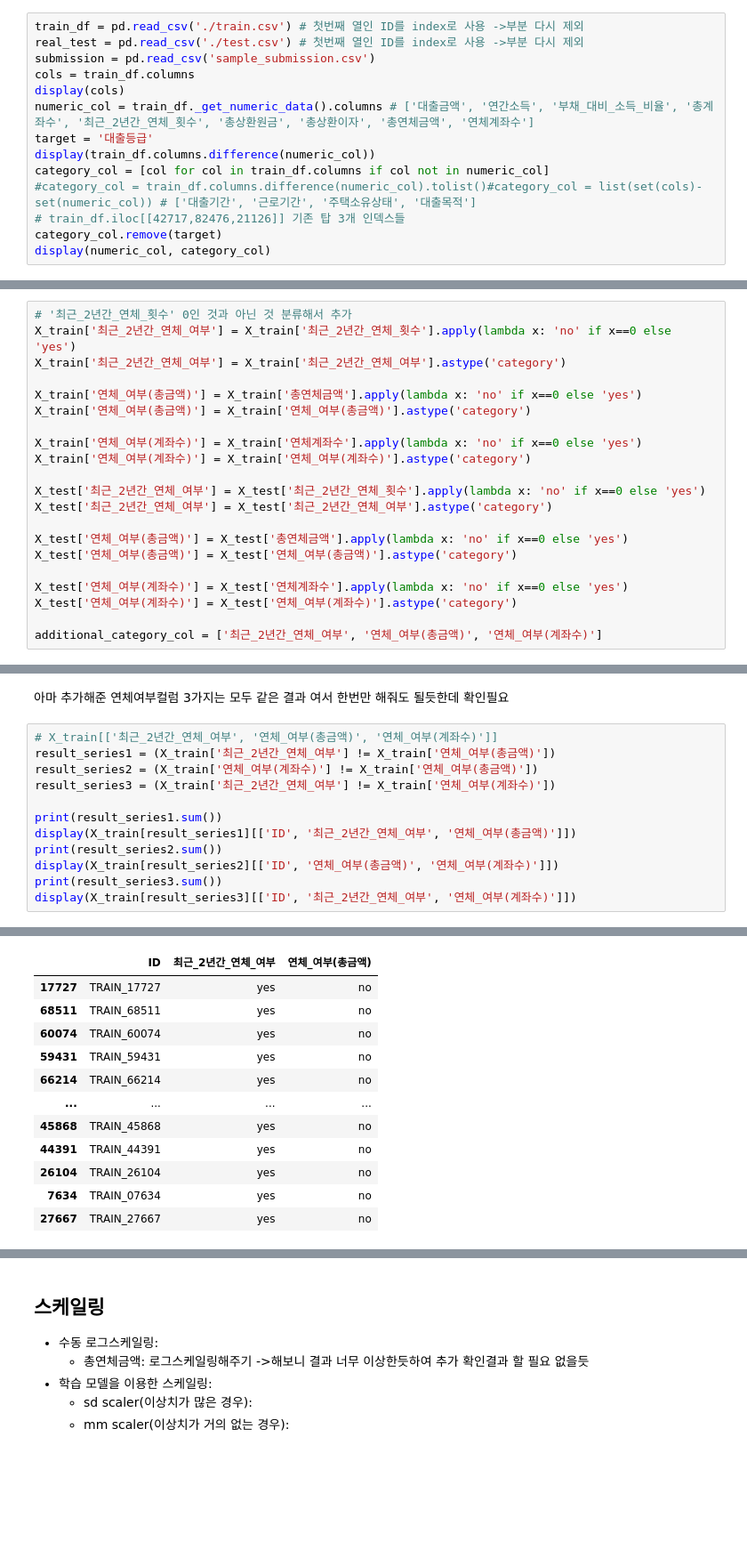
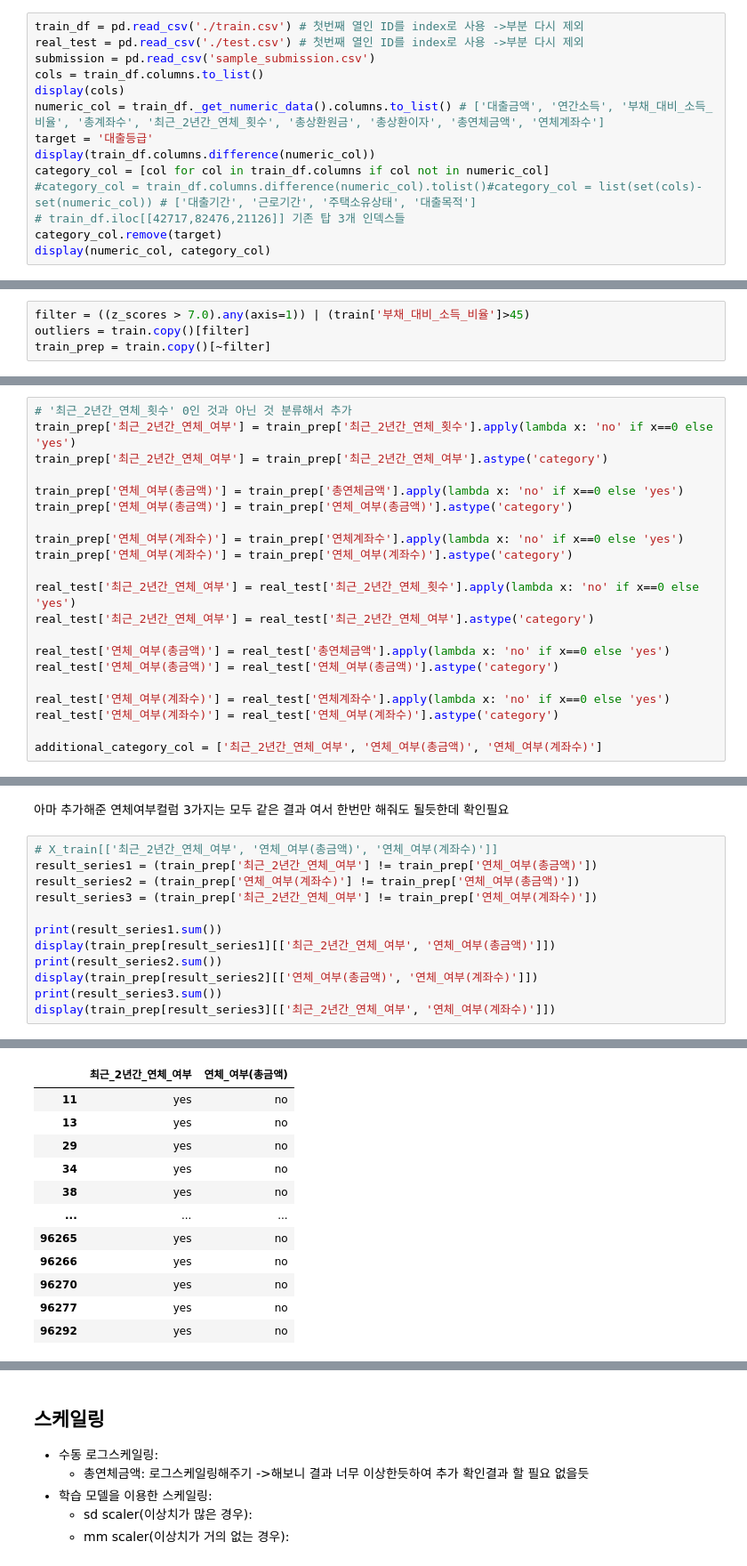
Before and after one commit to kyeob1107/What-s-your-EDA, a Jupyter notebook: third project.ipynb, the cells around one changed output, grey strips where cells are left out. Shown at 89% size. Drawn from its saved outputs; the diff is of its cells as text; blank space fills up the shorter version.

```diff
--- a/third project.ipynb
+++ b/third project.ipynb
@@ -73,9 +86,9 @@ plt.rcParams['axes.unicode_minus'] =False
 train_df = pd.read_csv('./train.csv') # 첫번째 열인 ID를 index로 사용 ->부분 다시 제외
 real_test = pd.read_csv('./test.csv') # 첫번째 열인 ID를 index로 사용 ->부분 다시 제외
 submission = pd.read_csv('sample_submission.csv')
-cols = train_df.columns
+cols = train_df.columns.to_list()
 display(cols)
-numeric_col = train_df._get_numeric_data().columns # ['대출금액', '연간소득', '부채_대비_소득_비율', '총계좌수', '최근_2년간_연체_횟수', '총상환원금', '총상환이자', '총연체금액', '연체계좌수']
+numeric_col = train_df._get_numeric_data().columns.to_list() # ['대출금액', '연간소득', '부채_대비_소득_비율', '총계좌수', '최근_2년간_연체_횟수', '총상환원금', '총상환이자', '총연체금액', '연체계좌수']
 target = '대출등급'
 display(train_df.columns.difference(numeric_col))
 category_col = [col for col in train_df.columns if col not in numeric_col]
@@ -854 +1060,5 @@ X_train = X_train_no_outliers
+# %%
+filter = ((z_scores > 7.0).any(axis=1)) | (train['부채_대비_소득_비율']>45)
+outliers = train.copy()[filter]
+train_prep = train.copy()[~filter]
 # %%
@@ -1065,22 +1272,22 @@ Name: count, Length: 267, dtype: int64
 # %%
 # '최근_2년간_연체_횟수' 0인 것과 아닌 것 분류해서 추가
-X_train['최근_2년간_연체_여부'] = X_train['최근_2년간_연체_횟수'].apply(lambda x: 'no' if x==0 else 'yes')
-X_train['최근_2년간_연체_여부'] = X_train['최근_2년간_연체_여부'].astype('category')
+train_prep['최근_2년간_연체_여부'] = train_prep['최근_2년간_연체_횟수'].apply(lambda x: 'no' if x==0 else 'yes')
+train_prep['최근_2년간_연체_여부'] = train_prep['최근_2년간_연체_여부'].astype('category')
 
-X_train['연체_여부(총금액)'] = X_train['총연체금액'].apply(lambda x: 'no' if x==0 else 'yes')
-X_train['연체_여부(총금액)'] = X_train['연체_여부(총금액)'].astype('category')
+train_prep['연체_여부(총금액)'] = train_prep['총연체금액'].apply(lambda x: 'no' if x==0 else 'yes')
+train_prep['연체_여부(총금액)'] = train_prep['연체_여부(총금액)'].astype('category')
 
-X_train['연체_여부(계좌수)'] = X_train['연체계좌수'].apply(lambda x: 'no' if x==0 else 'yes')
-X_train['연체_여부(계좌수)'] = X_train['연체_여부(계좌수)'].astype('category')
+train_prep['연체_여부(계좌수)'] = train_prep['연체계좌수'].apply(lambda x: 'no' if x==0 else 'yes')
+train_prep['연체_여부(계좌수)'] = train_prep['연체_여부(계좌수)'].astype('category')
 
-X_test['최근_2년간_연체_여부'] = X_test['최근_2년간_연체_횟수'].apply(lambda x: 'no' if x==0 else 'yes')
-X_test['최근_2년간_연체_여부'] = X_test['최근_2년간_연체_여부'].astype('category')
+real_test['최근_2년간_연체_여부'] = real_test['최근_2년간_연체_횟수'].apply(lambda x: 'no' if x==0 else 'yes')
+real_test['최근_2년간_연체_여부'] = real_test['최근_2년간_연체_여부'].astype('category')
 
-X_test['연체_여부(총금액)'] = X_test['총연체금액'].apply(lambda x: 'no' if x==0 else 'yes')
-X_test['연체_여부(총금액)'] = X_test['연체_여부(총금액)'].astype('category')
+real_test['연체_여부(총금액)'] = real_test['총연체금액'].apply(lambda x: 'no' if x==0 else 'yes')
+real_test['연체_여부(총금액)'] = real_test['연체_여부(총금액)'].astype('category')
 
-X_test['연체_여부(계좌수)'] = X_test['연체계좌수'].apply(lambda x: 'no' if x==0 else 'yes')
-X_test['연체_여부(계좌수)'] = X_test['연체_여부(계좌수)'].astype('category')
+real_test['연체_여부(계좌수)'] = real_test['연체계좌수'].apply(lambda x: 'no' if x==0 else 'yes')
+real_test['연체_여부(계좌수)'] = real_test['연체_여부(계좌수)'].astype('category')
 
 additional_category_col = ['최근_2년간_연체_여부', '연체_여부(총금액)', '연체_여부(계좌수)']
 # %%
@@ -1107,14 +1314,14 @@ memory usage: 6.1+ MB
 아마 추가해준 연체여부컬럼 3가지는 모두 같은 결과 여서 한번만 해줘도 될듯한데 확인필요
 # %%
 # X_train[['최근_2년간_연체_여부', '연체_여부(총금액)', '연체_여부(계좌수)']]
-result_series1 = (X_train['최근_2년간_연체_여부'] != X_train['연체_여부(총금액)'])
-result_series2 = (X_train['연체_여부(계좌수)'] != X_train['연체_여부(총금액)'])
-result_series3 = (X_train['최근_2년간_연체_여부'] != X_train['연체_여부(계좌수)'])
+result_series1 = (train_prep['최근_2년간_연체_여부'] != train_prep['연체_여부(총금액)'])
+result_series2 = (train_prep['연체_여부(계좌수)'] != train_prep['연체_여부(총금액)'])
+result_series3 = (train_prep['최근_2년간_연체_여부'] != train_prep['연체_여부(계좌수)'])
 
 print(result_series1.sum())
-display(X_train[result_series1][['ID', '최근_2년간_연체_여부', '연체_여부(총금액)']])
+display(train_prep[result_series1][['최근_2년간_연체_여부', '연체_여부(총금액)']])
 print(result_series2.sum())
-display(X_train[result_series2][['ID', '연체_여부(총금액)', '연체_여부(계좌수)']])
+display(train_prep[result_series2][['연체_여부(총금액)', '연체_여부(계좌수)']])
 print(result_series3.sum())
-display(X_train[result_series3][['ID', '최근_2년간_연체_여부', '연체_여부(계좌수)']])
+display(train_prep[result_series3][['최근_2년간_연체_여부', '연체_여부(계좌수)']])
 # %% [output]
@@ -1122,12 +1329,12 @@ display(X_train[result_series3][['ID', '최근_2년간_연체_여부', '연체_
-|  | ID | 최근_2년간_연체_여부 | 연체_여부(총금액) |
-| 17727 | TRAIN_17727 | yes | no |
-| 68511 | TRAIN_68511 | yes | no |
-| 60074 | TRAIN_60074 | yes | no |
-| 59431 | TRAIN_59431 | yes | no |
-| 66214 | TRAIN_66214 | yes | no |
-| ... | ... | ... | ... |
-| 45868 | TRAIN_45868 | yes | no |
-| 44391 | TRAIN_44391 | yes | no |
-| 26104 | TRAIN_26104 | yes | no |
-| 7634 | TRAIN_07634 | yes | no |
-| 27667 | TRAIN_27667 | yes | no |
+|  | 최근_2년간_연체_여부 | 연체_여부(총금액) |
+| 11 | yes | no |
+| 13 | yes | no |
+| 29 | yes | no |
+| 34 | yes | no |
+| 38 | yes | no |
+| ... | ... | ... |
+| 96265 | yes | no |
+| 96266 | yes | no |
+| 96270 | yes | no |
+| 96277 | yes | no |
+| 96292 | yes | no |
```
Also changed, not shown: parts of 76 cells of this notebook.
